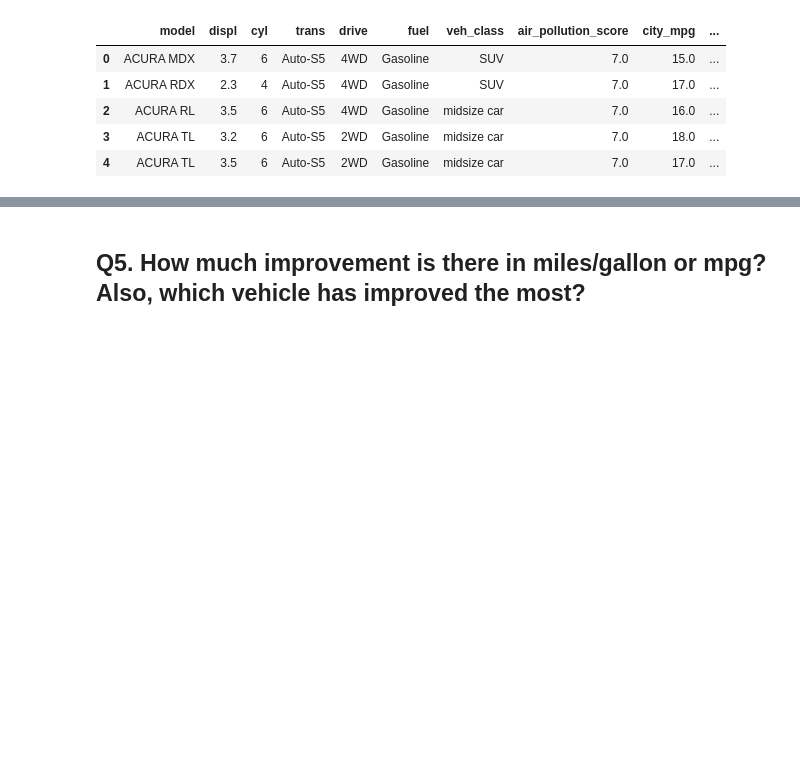
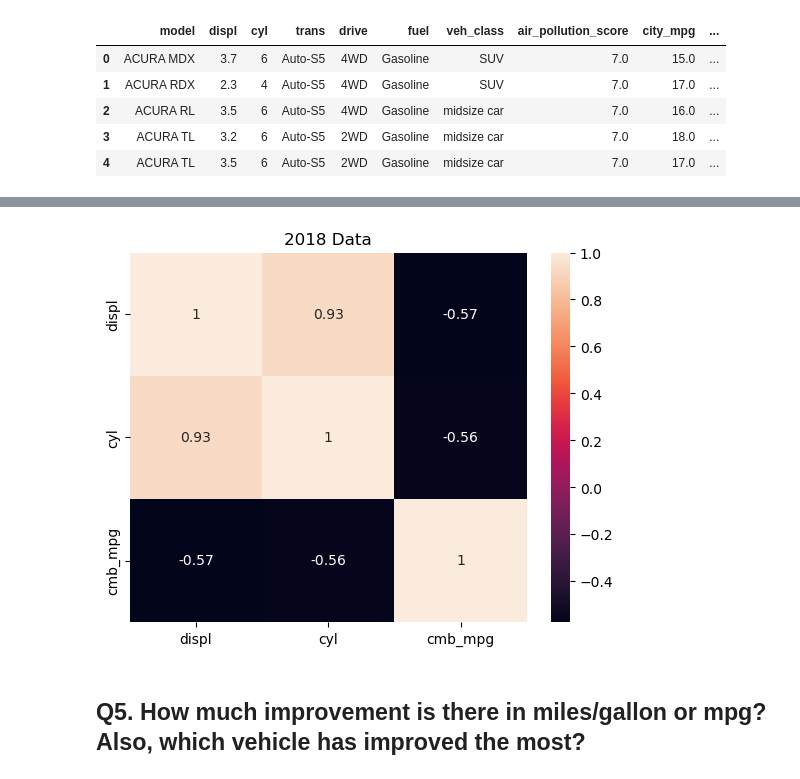
Before and after one commit to vikramrahane/DAI, a Jupyter notebook: Data_Analytics/Lab_Assignment/1510_Q4.ipynb, the cells around one changed output, grey strips where cells are left out. Saved outputs shown, nothing was run; the diff lists cells and outputs as text; code cells hidden in the pictures; blank space fills up the shorter version.

```diff
--- a/Data_Analytics/Lab_Assignment/1510.ipynb
+++ b/Data_Analytics/Lab_Assignment/1510_Q4.ipynb
@@ -512,0 +525,9 @@ clean_08.head()
+# %%
+feature=['displ','cyl','cmb_mpg']
+corelation_18=clean_18[feature].corr()
+# %%
+sn.heatmap(corelation_18,annot=True)
+plt.title("2018 Data")
+plt.show()
+# %% [output]
+[figure, added]
```
Also changed, not shown: parts of 47 cells of this notebook, 26 other files.
